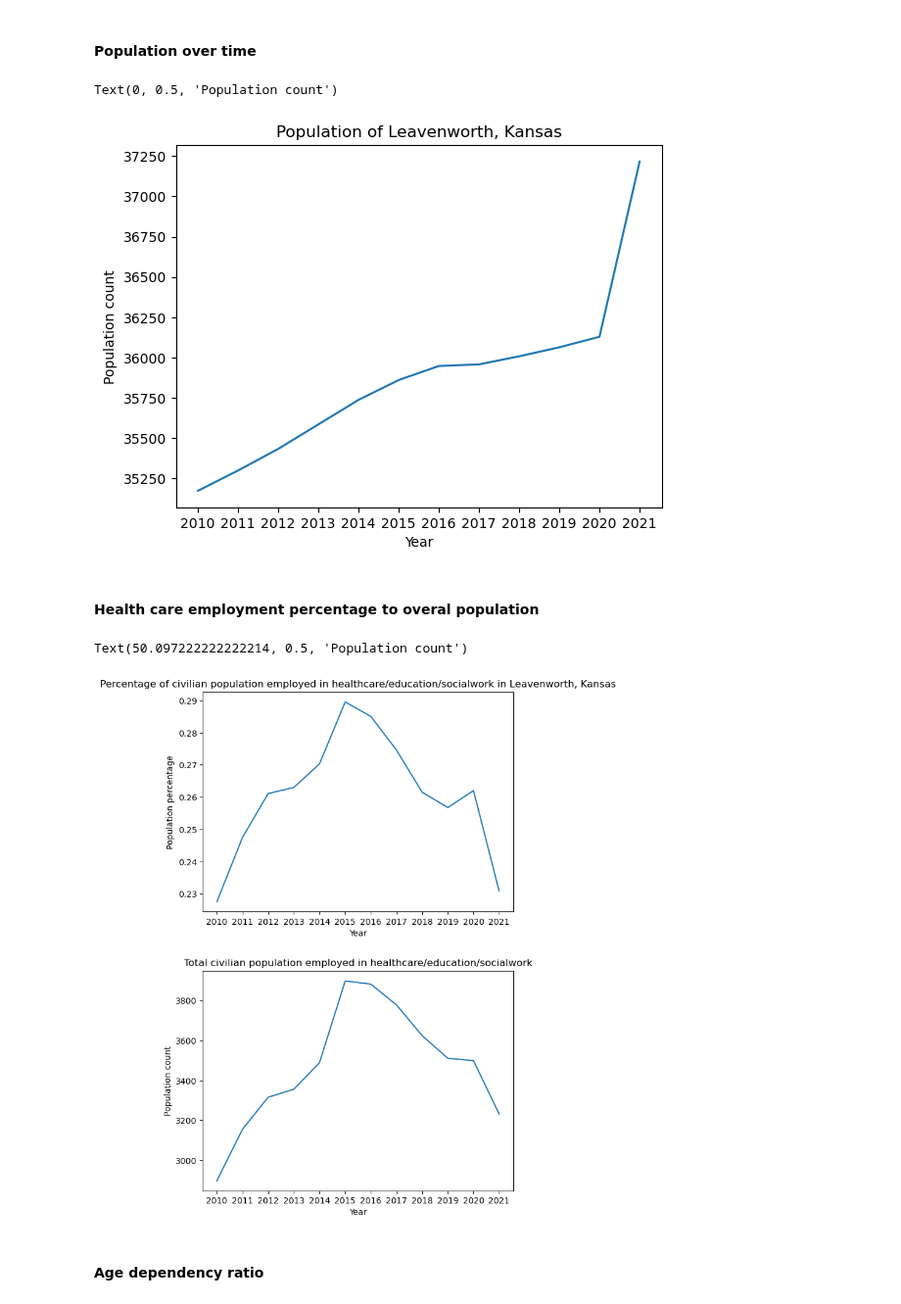
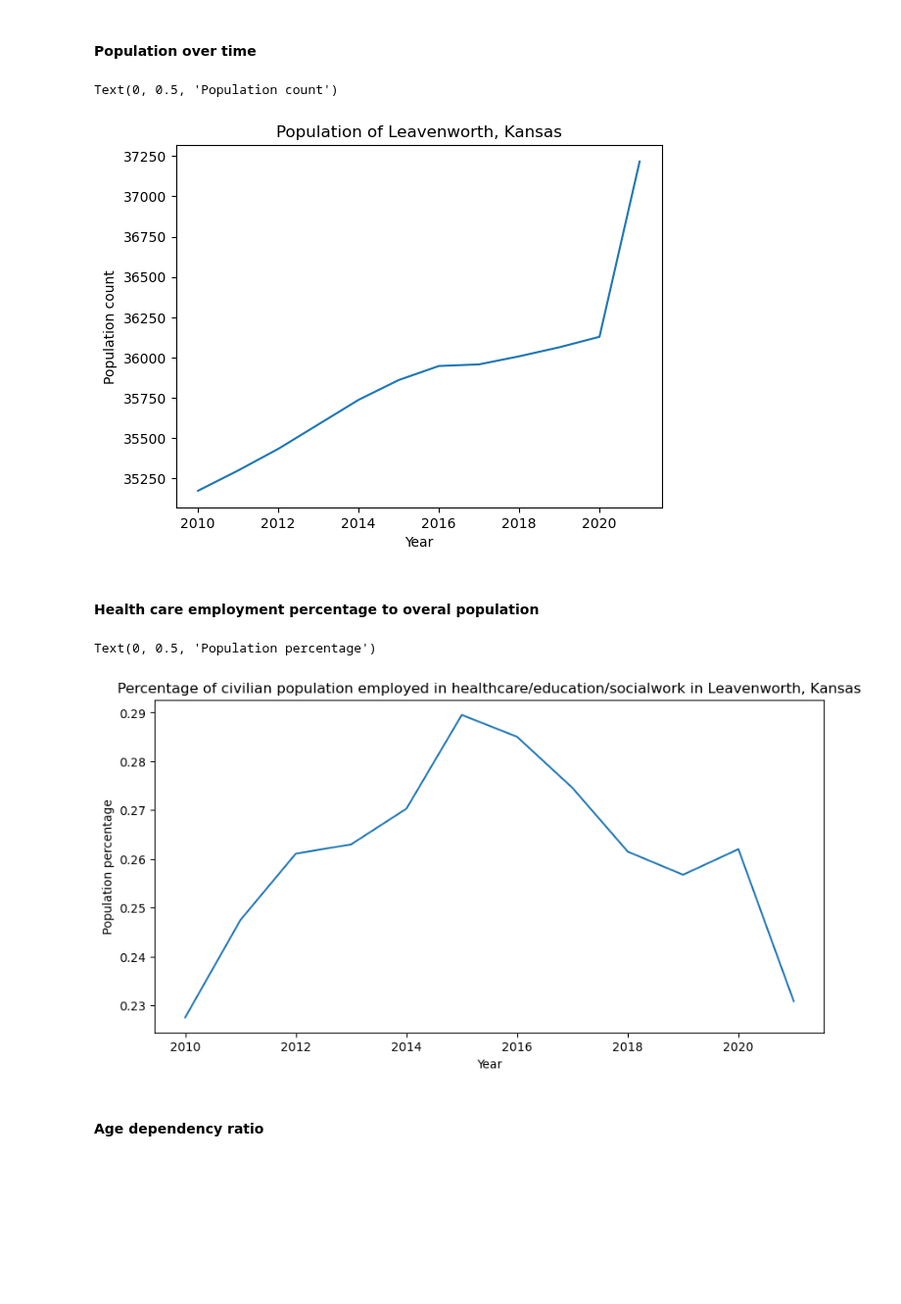
Before and after one commit to ZachBowyer/data-512-common_analysis, a Jupyter notebook: Src/Extended_Analysis.ipynb, the cells around one changed output. Shown at 98% size. Cells and saved outputs as stored; diff of their text form; code cells hidden in the pictures; blank space fills up the shorter version.

```diff
--- a/Src/Extended_Analysis.ipynb
+++ b/Src/Extended_Analysis.ipynb
@@ -213,12 +363,12 @@ print(HealthInsuranceCoverageInfo["2012"])
 # %% [markdown]
 #### Population over time
 # %%
-# Get information into format that is digestible by matplotlib
+# Get data into format that is digestible by matplotlib
 population_estimates = []
 years = []
-for year in PopulationInfo.keys():
+for year in population_sizes.keys():
     years.append(year)
-    population_estimates.append(PopulationInfo[year]['Total_pop_estimate'])
+    population_estimates.append(float(population_sizes[year]))
 
 # Create plot
 plt.plot(years, population_estimates)
@@ -227,33 +377,26 @@ plt.xlabel("Year")
 plt.ylabel("Population count")
 # %% [output]
 Text(0, 0.5, 'Population count')
-[figure, old version]
+[figure, new version]
 # %% [markdown]
 #### Health care employment percentage to overal population
 # %%
+# Get data into format that is digestible by matplotlib
 healthcare_employment_percentages = []
-healthcare_employment_totals = []
 years = []
-for year in EmploymentInfo.keys():
+for year in total_employed_estimates.keys():
     years.append(year)
-    healthcare_employment_totals.append(EmploymentInfo[year]['Employed_estimate_healthcare_education_socialworkers'])
-    healthcare_employment_percentages.append(EmploymentInfo[year]['Employed_estimate_healthcare_education_socialworkers'] / EmploymentInfo[year]['Total_estimate_employed'])
+    healthcare_employment_percentages.append(float(total_hes_workers_estimates[year]) / float(total_employed_estimates[year]))
 
-# Create plots
-fig, ax = plt.subplots(2,1, figsize=(7,10))
-fig.tight_layout(pad=5.0)
-ax[0].plot(years, healthcare_employment_percentages)
-ax[0].set_title("Percentage of civilian population employed in healthcare/education/socialwork in Leavenworth, Kansas")
-ax[0].set_xlabel("Year")
-ax[0].set_ylabel("Population percentage")
-
-ax[1].plot(years, healthcare_employment_totals)
-ax[1].set_title("Total civilian population employed in healthcare/education/socialwork")
-ax[1].set_xlabel("Year")
-ax[1].set_ylabel("Population count")
+# Create plot
+plt.figure(figsize=(10,5))
+plt.plot(years, healthcare_employment_percentages)
+plt.title("Percentage of civilian population employed in healthcare/education/socialwork in Leavenworth, Kansas")
+plt.xlabel("Year")
+plt.ylabel("Population percentage")
 # %% [output]
-Text(50.097222222222214, 0.5, 'Population count')
+Text(0, 0.5, 'Population percentage')
-[figure, old version]
+[figure, new version]
 # %% [markdown]
 #### Age dependency ratio
 # %%
```
Also changed, not shown: parts of 21 cells of this notebook, 1 other file.
